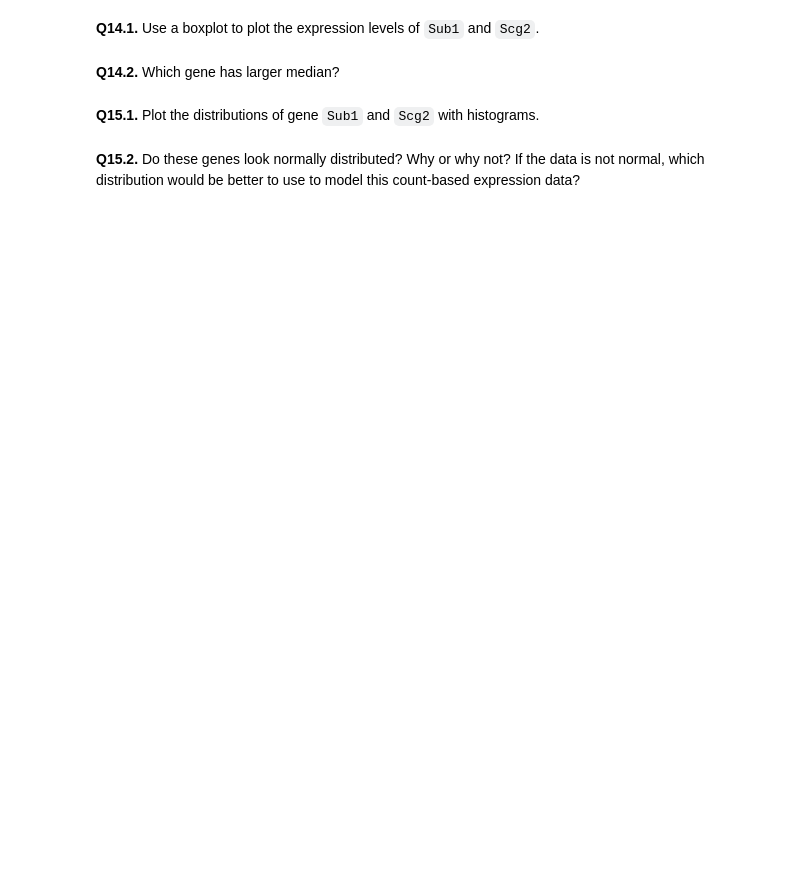
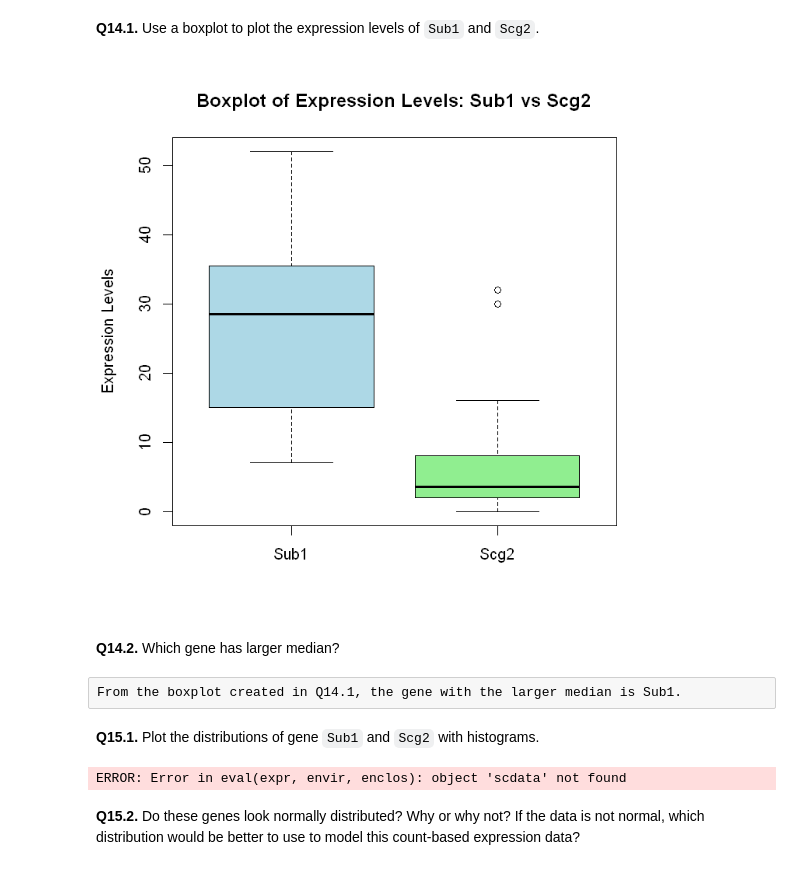
Before and after one commit to vidursaigal/CIS5350-Homework, a Jupyter notebook: Homework_I-2024.ipynb, the cells around one changed output. Cells and saved outputs as stored; diff of their text form; code cells hidden in the pictures; blank space fills up the shorter version.

```diff
--- a/Homework_I-2024.ipynb
+++ b/Homework_I-2024.ipynb
@@ -288,8 +315,41 @@ abline(linear_regression_result, col = "red", lwd = 2)
 # %% [markdown]
 **Q14.1.** Use a boxplot to plot the expression levels of `Sub1` and `Scg2`.
+# %%
+# Set plotting options for size
+options(repr.plot.width=6, repr.plot.height=6)
+
+# Create a boxplot for the expression levels of Sub1 and Scg2
+boxplot(scdata$Sub1, scdata$Scg2,
+        names = c("Sub1", "Scg2"), # Label the boxes
+        main = "Boxplot of Expression Levels: Sub1 vs Scg2",
+        ylab = "Expression Levels",
+        col = c("lightblue", "lightgreen")) # Set colors for boxes
+# %% [output]
+[figure, added]
 # %% [markdown]
 **Q14.2.** Which gene has larger median?
+# %% [raw]
+From the boxplot created in Q14.1, the gene with the larger median is Sub1.
 # %% [markdown]
 **Q15.1.** Plot the distributions of gene `Sub1` and `Scg2` with histograms.
+# %%
+# Set plotting options for size
+options(repr.plot.width=6, repr.plot.height=6)
+
+# Plot the histogram for Sub1 expression levels
+hist(scdata$Sub1,
+     main = "Histogram of Sub1 Expression Levels",
+     xlab = "Sub1 Expression",
+     col = "lightblue",
+     border = "black")
+
+# Plot the histogram for Scg2 expression levels
+hist(scdata$Scg2,
+     main = "Histogram of Scg2 Expression Levels",
+     xlab = "Scg2 Expression",
+     col = "lightgreen",
+     border = "black")
+# %% [output]
+ERROR: Error in eval(expr, envir, enclos): object 'scdata' not found
 # %% [markdown]
 **Q15.2.** Do these genes look normally distributed? Why or why not? If the data is not normal, which distribution would be better to use to model this count-based expression data?
```
Also changed, not shown: parts of 16 cells of this notebook.
